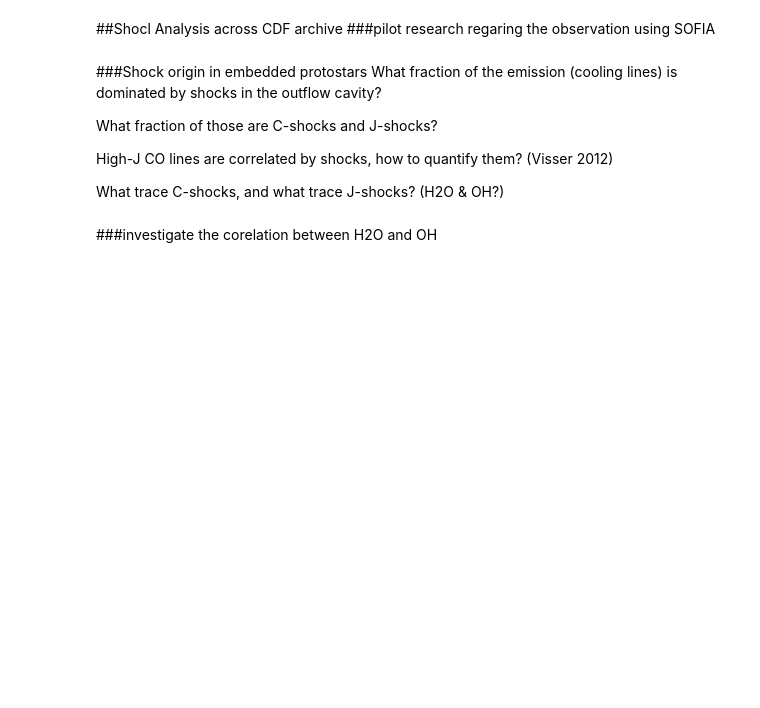
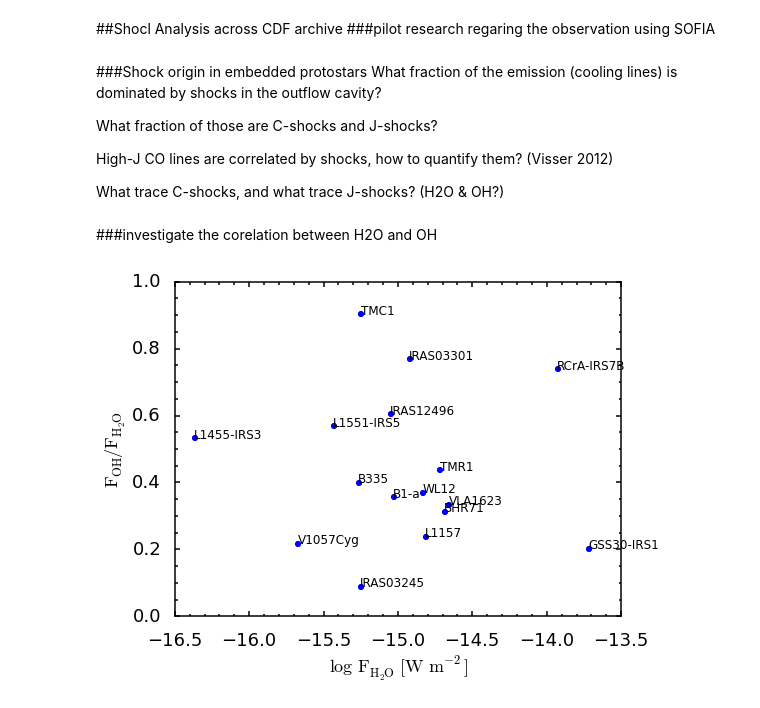
Before and after one commit to yaolun/sa, a Jupyter notebook: shock_analysis_CDF.ipynb, the cells around one changed output. Drawn from its saved outputs; the diff is of its cells as text; code cells hidden in the pictures; blank space fills up the shorter version.

```diff
--- a/shock_analysis_CDF.ipynb
+++ b/shock_analysis_CDF.ipynb
@@ -52,35 +68,64 @@ def read_fitting_oh(filepath,noiselevel):
 # %%
+import numpy as np
 import astropy as apy
+# import matplotlib as mpl
+# mpl.use('Agg')
+import matplotlib.pyplot as plt
 h2o_tot = []
 oh_tot = []
+plot_obj = objlist
 for obj in objlist:
     # H2O
     h2o_pacs, h2o_name_pacs = read_fitting_h2o(\
         indir+obj+'/pacs/advanced_products/'+obj+'_centralSpaxel_PointSourceCorrected_CorrectedYES_trim_lines.txt',3)
     h2o_spire, h2o_name_spire = read_fitting_h2o(\
         indir+obj+'/spire/advanced_products/'+obj+'_spire_corrected_lines.txt',3)
     h2o_data = apy.table.vstack((h2o_pacs, h2o_spire))
     h2o_name = np.hstack((h2o_name_pacs.data, h2o_name_spire.data))
 
     # OH
     oh_pacs, oh_name_pacs = read_fitting_oh(\
         indir+obj+'/pacs/advanced_products/'+obj+'_centralSpaxel_PointSourceCorrected_CorrectedYES_trim_lines.txt',3)
     oh_spire, oh_name_spire = read_fitting_oh(\
         indir+obj+'/spire/advanced_products/'+obj+'_spire_corrected_lines.txt',3)
     oh_data = apy.table.vstack((oh_pacs, oh_spire))
     oh_name = np.hstack((oh_name_pacs.data, oh_name_spire.data))
 
     # do not count if either H2O or OH is not found
     check = 0
     if len(h2o_name) == 0:
         print 'H2O is not found in %s.' % obj
         check += 1
     if len(oh_name) == 0:
         print 'OH is not found in %s.' % obj
         check += 1
     if check != 0:
+        plot_obj.pop(objlist.index(obj))
         continue
 
     # store the total line fluxes
     h2o_tot.append(np.sum(h2o_data['Str(W/cm2)']*1e4))
     oh_tot.append(np.sum(oh_data['Str(W/cm2)']*1e4))
+
+h2o_tot = np.array(h2o_tot)
+oh_tot = np.array(oh_tot)
+
+fig = plt.figure(figsize=(8,6))
+ax = fig.add_subplot(111)
+
+ax.plot(np.log10(h2o_tot), oh_tot/h2o_tot, 'o', color='b', mec='None')
+for i in range(len(plot_obj)):
+    ax.annotate(plot_obj[i], (np.log10(h2o_tot[i]), oh_tot[i]/h2o_tot[i]), fontsize=12)
+
+ax.set_xlabel(r'$\rm{log\,F_{H_{2}O}\,[W\,m^{-2}]}$', fontsize=18)
+ax.set_ylabel(r'$\rm{F_{OH}/F_{H_{2}O}}$', fontsize=18)
+
+[ax.spines[axis].set_linewidth(1.5) for axis in ['top','bottom','left','right']]
+ax.minorticks_on()
+ax.tick_params('both',labelsize=18,width=1.5,which='major',pad=15,length=5)
+ax.tick_params('both',labelsize=18,width=1.5,which='minor',pad=15,length=2.5)
+# ax.set_xlim([0,2.2e-14])
+
+# fig.savefig(plotdir+'H2O_vs_OH.pdf', format='pdf', dpi=300, bbox_inches='tight')
+# %% [output]
+[figure, added]
```
Also changed, not shown: parts of 6 cells of this notebook, 2 other files.
